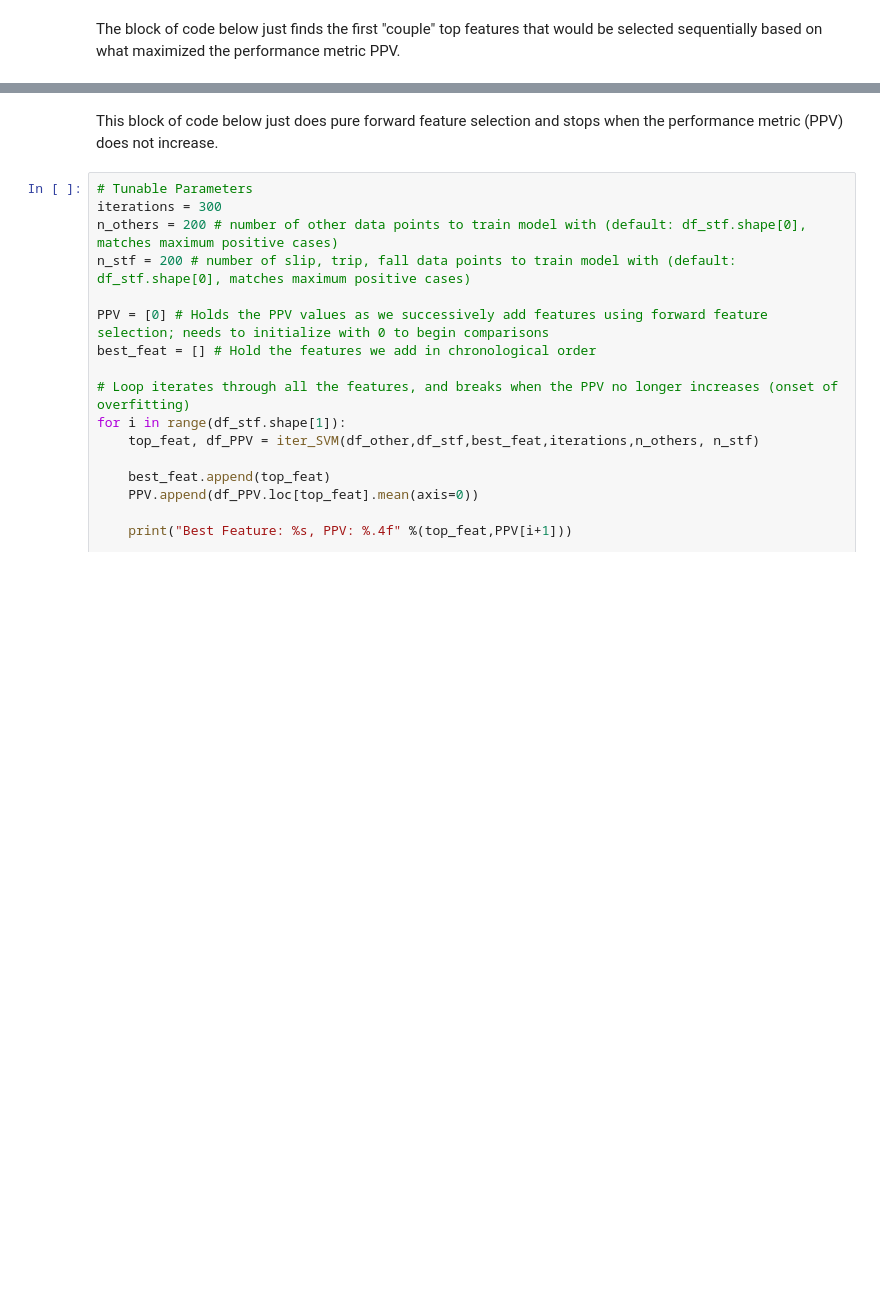
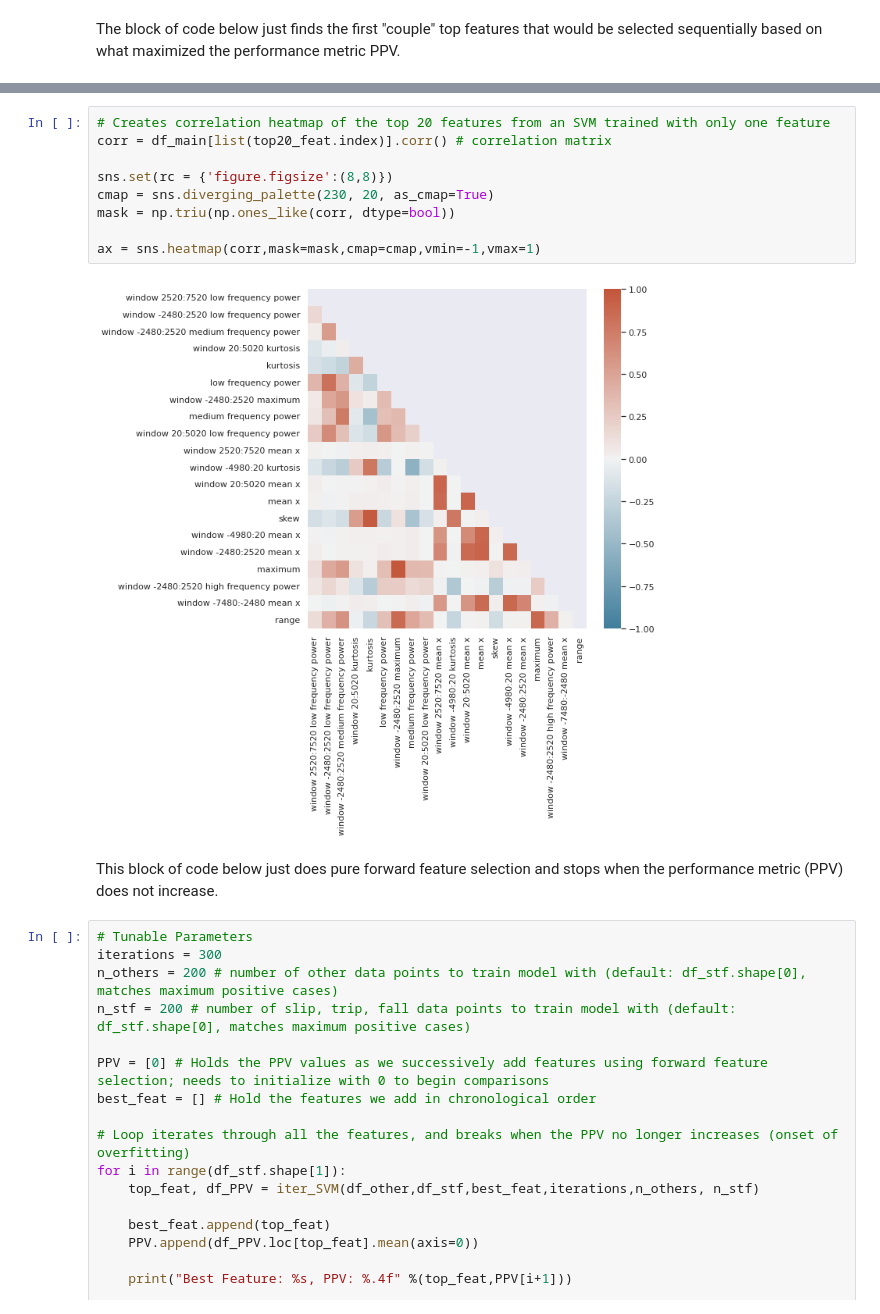
Before and after one commit to nikdata/human-activity-recognition, a Jupyter notebook: exploration_and_visualization/SVM_FeatureSelection.ipynb, the cells around one changed output, grey strips where cells are left out. Drawn from its saved outputs; the diff is of its cells as text; blank space fills up the shorter version.

```diff
--- a/exploration_and_visualization/SVM_FeatureSelection.ipynb
+++ b/exploration_and_visualization/SVM_FeatureSelection.ipynb
@@ -172,3 +165,14 @@ AttributeError: 'list' object has no attribute 'figsize'
+# %%
+# Creates correlation heatmap of the top 20 features from an SVM trained with only one feature
+corr = df_main[list(top20_feat.index)].corr() # correlation matrix
+
+sns.set(rc = {'figure.figsize':(8,8)})
+cmap = sns.diverging_palette(230, 20, as_cmap=True)
+mask = np.triu(np.ones_like(corr, dtype=bool))
+
+ax = sns.heatmap(corr,mask=mask,cmap=cmap,vmin=-1,vmax=1)
+# %% [output]
+[figure, added]
 # %% [markdown]
 This block of code below just does pure forward feature selection and stops when the performance metric (PPV) does not increase.
 # %%
```
Also changed, not shown: parts of 8 cells of this notebook.
